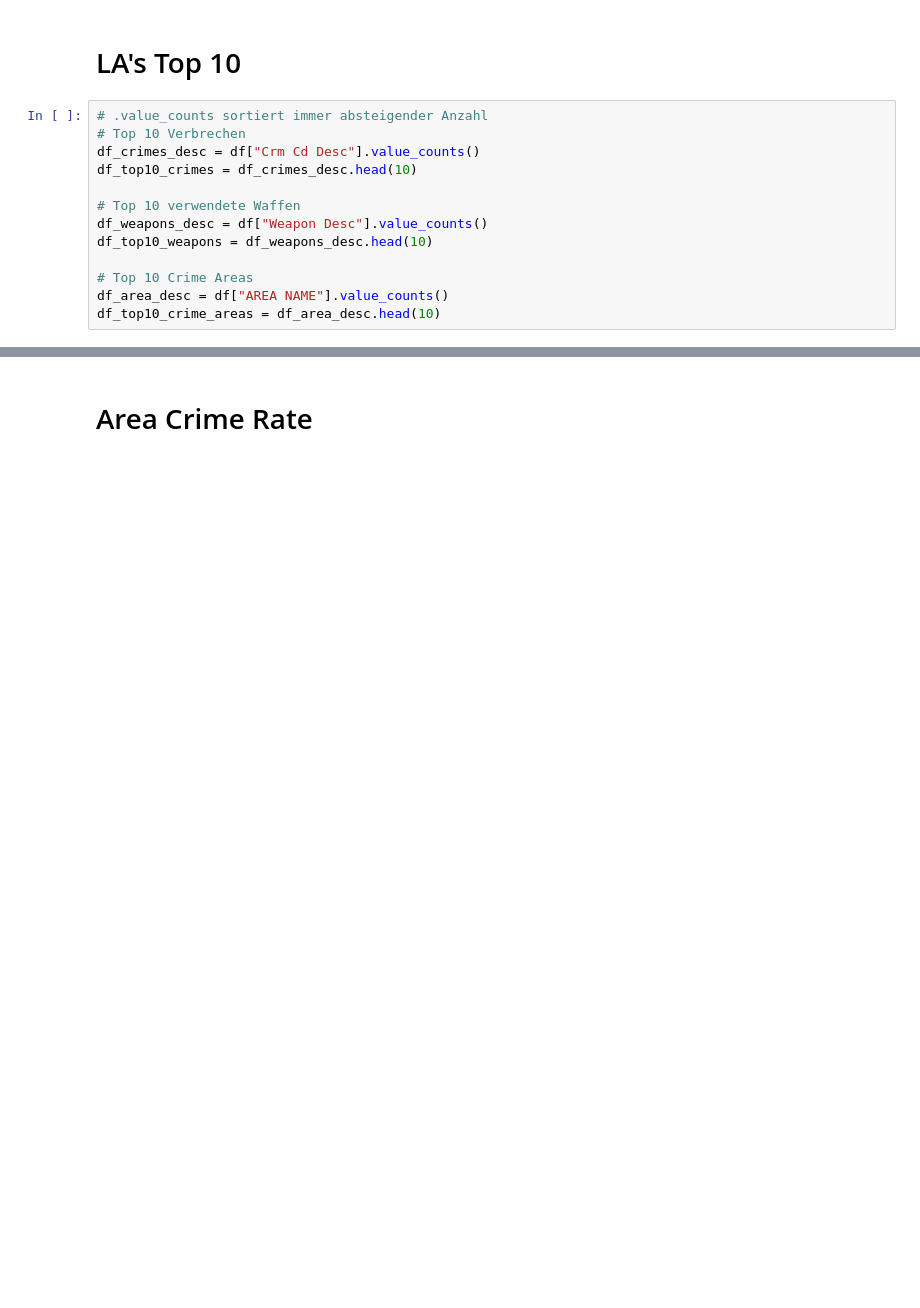
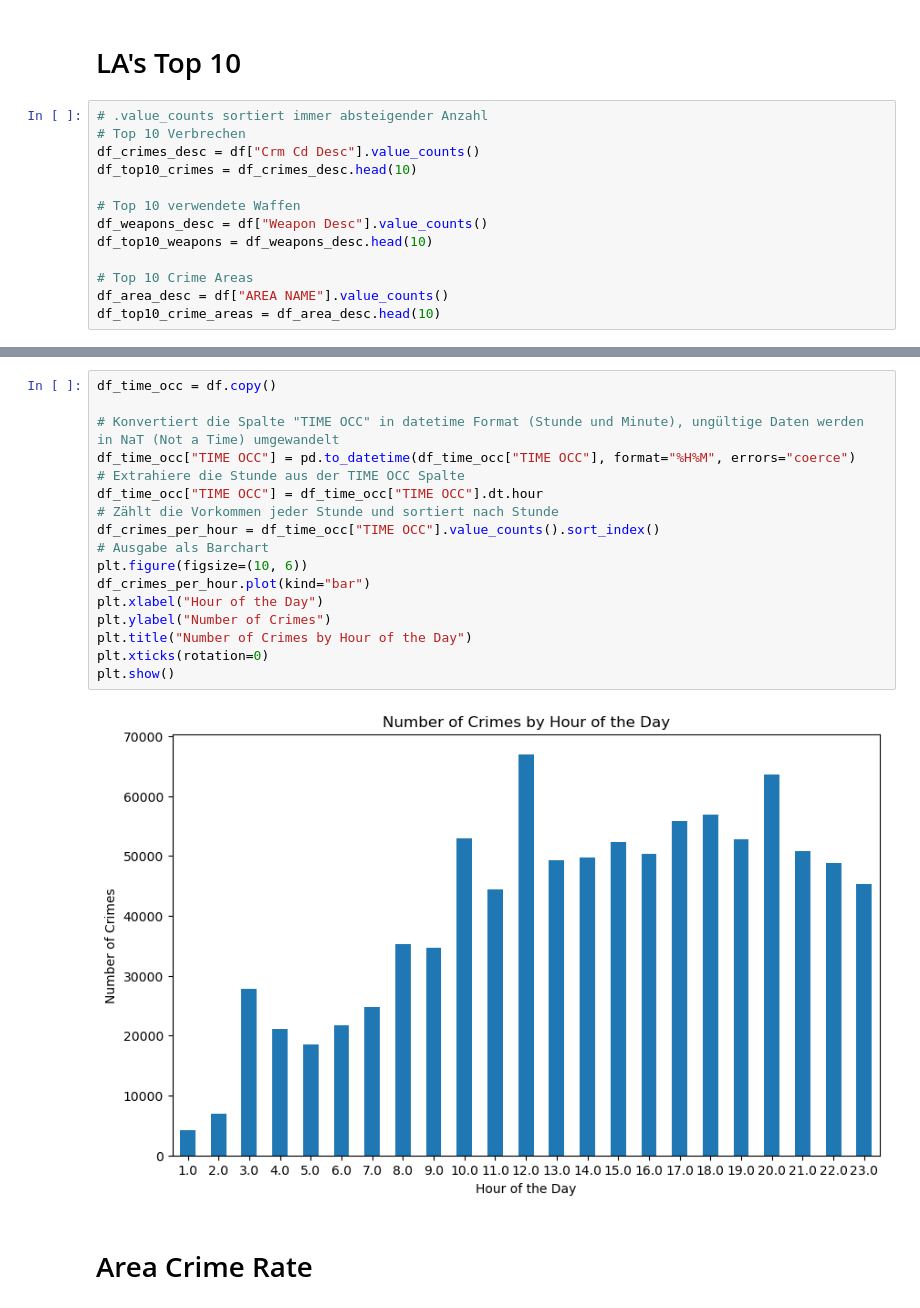
Before and after one commit to Baenji/DIP, a Jupyter notebook: crime.ipynb, the cells around one changed output, grey strips where cells are left out. Cells and saved outputs as stored; diff of their text form; blank space fills up the shorter version.

Commit message:
number of crimes per hour

```diff
--- a/crime.ipynb
+++ b/crime.ipynb
@@ -147,3 +173,22 @@ axs[2].tick_params(axis='x', rotation=90)
+# %%
+df_time_occ = df.copy()
+
+# Konvertiert die Spalte "TIME OCC" in datetime Format (Stunde und Minute), ungültige Daten werden in NaT (Not a Time) umgewandelt
+df_time_occ["TIME OCC"] = pd.to_datetime(df_time_occ["TIME OCC"], format="%H%M", errors="coerce")
+# Extrahiere die Stunde aus der TIME OCC Spalte
+df_time_occ["TIME OCC"] = df_time_occ["TIME OCC"].dt.hour
+# Zählt die Vorkommen jeder Stunde und sortiert nach Stunde
+df_crimes_per_hour = df_time_occ["TIME OCC"].value_counts().sort_index()
+# Ausgabe als Barchart
+plt.figure(figsize=(10, 6))
+df_crimes_per_hour.plot(kind="bar")
+plt.xlabel("Hour of the Day")
+plt.ylabel("Number of Crimes")
+plt.title("Number of Crimes by Hour of the Day")
+plt.xticks(rotation=0)
+plt.show()
+# %% [output]
+[figure, added]
 # %% [markdown]
 # Area Crime Rate
 # %%
```
Also changed, not shown: parts of 3 cells of this notebook.
